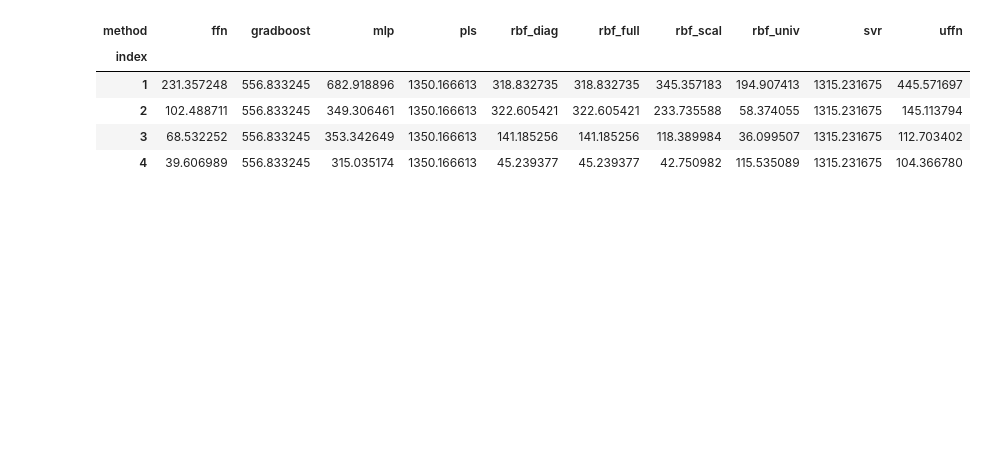
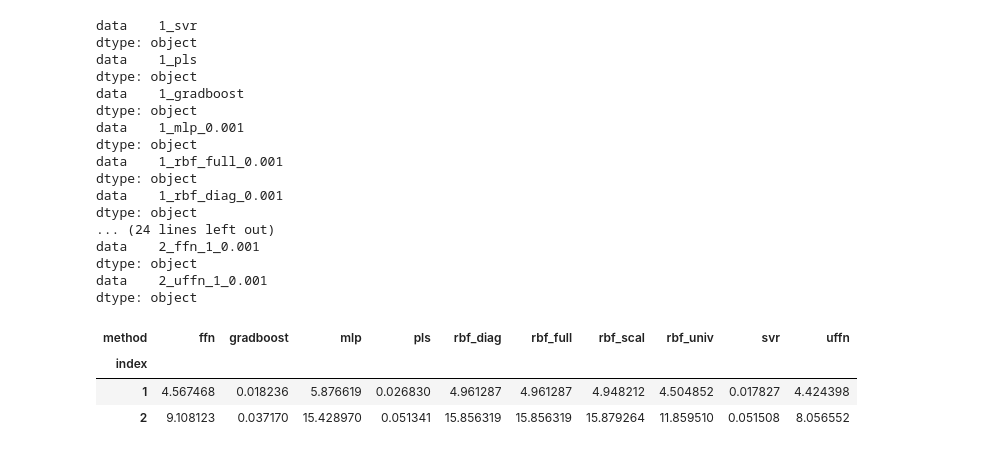
Before and after one commit to dajojo/urbf, a Jupyter notebook: experiments/25_ffn_image_dataset/analyze/analysis.ipynb, the cells around one changed output. Drawn from its saved outputs; the diff is of its cells as text; code cells hidden in the pictures; blank space fills up the shorter version.

```diff
--- a/experiments/25_ffn_image_dataset/analyze/analysis.ipynb
+++ b/experiments/25_ffn_image_dataset/analyze/analysis.ipynb
@@ -62,12 +62,13 @@ basic_condensed_method_names = [
 
 method_names = []
 condensed_method_names = []
-for i in range(4):
+for i in range(2):
     method_names += [str(i+1)+"_"+method for method in basic_method_names]
     condensed_method_names += [str(i+1)+"_"+method for method in basic_condensed_method_names]
 
 
-experiments_df = pd.DataFrame()
+experiments_mean_df = pd.DataFrame()
+experiments_std_df = pd.DataFrame()
 
 
 method_settings = os.listdir(main_experiments_path)
@@ -116,25 +117,28 @@ for method_setting in method_settings:
         ## add the test loss to the experiment df
         experiment_df.loc["data",repetition] = min_test_loss
 
-    print(experiment_df)
-
     ## order by dataset name
     experiment_df = experiment_df.sort_index()
 
     ## add a column which represents the mean of all repetitions
     experiment_df["mean"] = experiment_df.mean(axis=1)
+    experiment_df["std"] = experiment_df.std(axis=1)
+
+    #print(experiment_df)
 
     ## set mean to nan if there are any nans in the row
     experiment_df.loc[experiment_df.isnull().any(axis=1), "mean"] = np.nan
 
     ## add the experiment df to the experiments df
-    experiments_df[method_setting] = experiment_df["mean"]
+    experiments_mean_df[method_setting] = experiment_df["mean"]
+    experiments_std_df[method_setting] = experiment_df["std"]
 
 
 for i, method_name in enumerate(method_names):
     ## rename column experiment_000001 to method_names[0]
     exp_name = "experiment_" + str(i+1).zfill(6)
-    experiments_df = experiments_df.rename(columns={exp_name: method_name})
+    experiments_mean_df = experiments_mean_df.rename(columns={exp_name: method_name})
+    experiments_std_df = experiments_std_df.rename(columns={exp_name: method_name})
 
-experiments_df
+experiments_std_df
 # %% [output]
@@ -195,41 +148,73 @@ data       1088.467041       1249.344482       1739.152954       1100.675049
 # %%
-condensed_experiments_df = pd.DataFrame()
+condensed_experiments_mean_df = pd.DataFrame()
+condensed_experiments_std_df = pd.DataFrame()
 
 ## iterate over the condensed method names and pick the min test loss for the corresponding methods
 for condensed_method in condensed_method_names:
-    condensed_experiments_df[condensed_method] = experiments_df[[method for method in method_names if method.startswith(condensed_method)]].min(axis=1)
+
+    min_idx = experiments_mean_df[[method for method in method_names if method.startswith(condensed_method)]].idxmin(axis=1)
+
+    print(min_idx)
+
+    condensed_experiments_mean_df[condensed_method] = experiments_mean_df[[method for method in method_names if method.startswith(condensed_method)]][min_idx]
+    ### keep the std of the best method by the mean as the std of the condensed method
+    condensed_experiments_std_df[condensed_method] = experiments_std_df[[method for method in method_names if method.startswith(condensed_method)]][min_idx]
 
 ## set all None to nan
-condensed_experiments_df = condensed_experiments_df.replace({None: np.nan})
+condensed_experiments_mean_df = condensed_experiments_mean_df.replace({None: np.nan})
+condensed_experiments_std_df = condensed_experiments_std_df.replace({None: np.nan})
 
 
 
 ### restructuring the dataframe to have the method names as columns and the indices as the rows the indices is the first part of the method name
 
-condensed_experiments_df = condensed_experiments_df.T
+condensed_experiments_mean_df = condensed_experiments_mean_df.T
+condensed_experiments_mean_df = condensed_experiments_mean_df.reset_index()
 
-condensed_experiments_df = condensed_experiments_df.reset_index()
+condensed_experiments_mean_df["method"] = condensed_experiments_mean_df["index"].apply(lambda x: "_".join(x.split("_")[1:]))
+condensed_experiments_mean_df["index"] = condensed_experiments_mean_df["index"].apply(lambda x: x.split("_")[0])
 
-condensed_experiments_df["method"] = condensed_experiments_df["index"].apply(lambda x: "_".join(x.split("_")[1:]))
-condensed_experiments_df["index"] = condensed_experiments_df["index"].apply(lambda x: x.split("_")[0])
+
+condensed_experiments_std_df = condensed_experiments_std_df.T
+condensed_experiments_std_df = condensed_experiments_std_df.reset_index()
+
+condensed_experiments_std_df["method"] = condensed_experiments_std_df["index"].apply(lambda x: "_".join(x.split("_")[1:]))
+condensed_experiments_std_df["index"] = condensed_experiments_std_df["index"].apply(lambda x: x.split("_")[0])
 
 
 ## plot the index as the rows and method as the columns
 
-condensed_experiments_df = condensed_experiments_df.pivot(index="index", columns="method")
+condensed_experiments_mean_df = condensed_experiments_mean_df.pivot(index="index", columns="method")
+condensed_experiments_std_df = condensed_experiments_std_df.pivot(index="index", columns="method")
 
 ## drop the index
 
-condensed_experiments_df.columns = condensed_experiments_df.columns.droplevel(0)
+condensed_experiments_mean_df.columns = condensed_experiments_mean_df.columns.droplevel(0)
+condensed_experiments_std_df.columns = condensed_experiments_std_df.columns.droplevel(0)
 
 
-condensed_experiments_df
+condensed_experiments_mean_df
 # %% [output]
+data    1_svr
+dtype: object
+data    1_pls
+dtype: object
+data    1_gradboost
+dtype: object
+data    1_mlp_0.001
+dtype: object
+data    1_rbf_full_0.001
+dtype: object
+data    1_rbf_diag_0.001
+dtype: object
+... (24 lines left out)
+data    2_ffn_1_0.001
+dtype: object
+data    2_uffn_1_0.001
+dtype: object
 | method | ffn | gradboost | mlp | pls | rbf_diag | rbf_full | rbf_scal | rbf_univ | svr | uffn |
 | index |  |  |  |  |  |  |  |  |  |  |
-| 1 | 231.357248 | 556.833245 | 682.918896 | 1350.166613 | 318.832735 | 318.832735 | 345.357183 | 194.907413 | 1315.231675 | 445.571697 |
-| 2 | 102.488711 | 556.833245 | 349.306461 | 1350.166613 | 322.605421 | 322.605421 | 233.735588 | 58.374055 | 1315.231675 | 145.113794 |
-| 3 | 68.532252 | 556.833245 | 353.342649 | 1350.166613 | 141.185256 | 141.185256 | 118.389984 | 36.099507 | 1315.231675 | 112.703402 |
-| 4 | 39.606989 | 556.833245 | 315.035174 | 1350.166613 | 45.239377 | 45.239377 | 42.750982 | 115.535089 | 1315.231675 | 104.366780 |
+| 1 | 4.567468 | 0.018236 | 5.876619 | 0.026830 | 4.961287 | 4.961287 | 4.948212 | 4.504852 | 0.017827 | 4.424398 |
+| 2 | 9.108123 | 0.037170 | 15.428970 | 0.051341 | 15.856319 | 15.856319 | 15.879264 | 11.859510 | 0.051508 | 8.056552 |
 # %%
 
```
Also changed, not shown: parts of 3 cells of this notebook, 23 other files.
